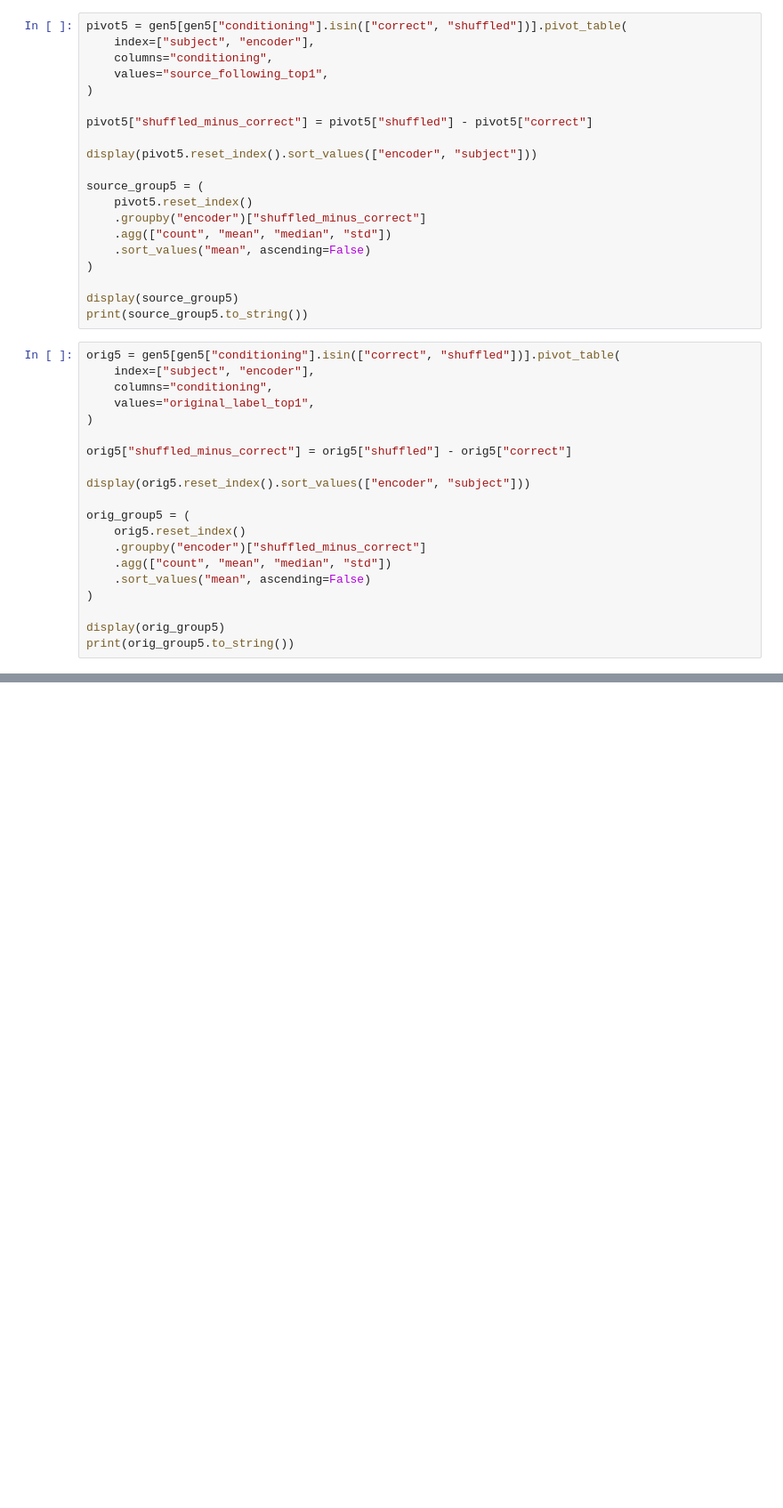
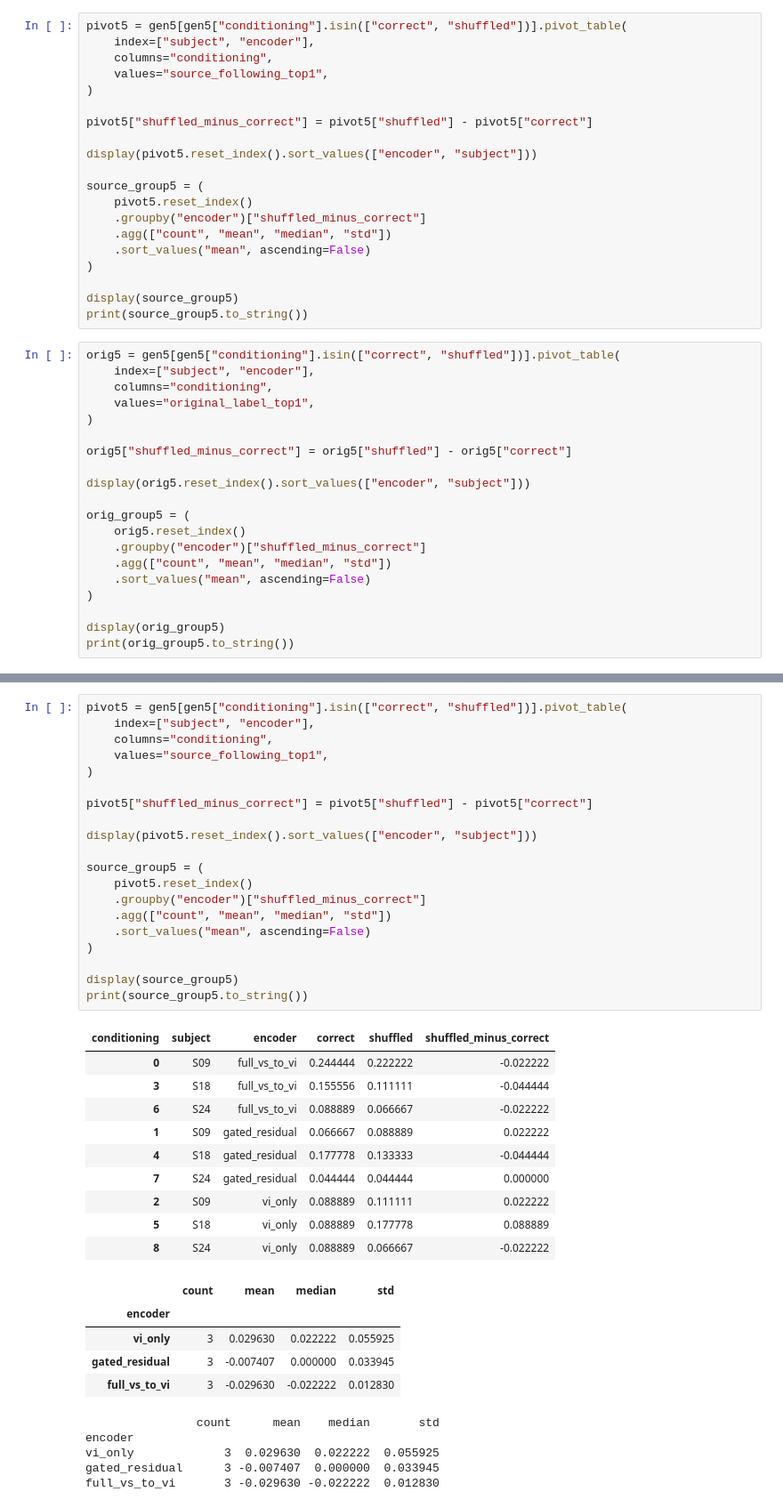
Before and after one commit to heegyukim4043/test_diffusion_EEG_visualstim_image, a Jupyter notebook: colab_next_priority_runs.ipynb, the cells around one changed output, grey strips where cells are left out. Shown at 89% size. Saved outputs shown, nothing was run; the diff lists cells and outputs as text; blank space fills up the shorter version.

```diff
--- a/colab_next_priority_runs.ipynb
+++ b/colab_next_priority_runs.ipynb
@@ -1629,0 +1798,41 @@ print(orig_group5.to_string())
+# %%
+pivot5 = gen5[gen5["conditioning"].isin(["correct", "shuffled"])].pivot_table(
+    index=["subject", "encoder"],
+    columns="conditioning",
+    values="source_following_top1",
+)
+
+pivot5["shuffled_minus_correct"] = pivot5["shuffled"] - pivot5["correct"]
+
+display(pivot5.reset_index().sort_values(["encoder", "subject"]))
+
+source_group5 = (
+    pivot5.reset_index()
+    .groupby("encoder")["shuffled_minus_correct"]
+    .agg(["count", "mean", "median", "std"])
+    .sort_values("mean", ascending=False)
+)
+
+display(source_group5)
+print(source_group5.to_string())
+# %% [output]
+| conditioning | subject | encoder | correct | shuffled | shuffled_minus_correct |
+| 0 | S09 | full_vs_to_vi | 0.244444 | 0.222222 | -0.022222 |
+| 3 | S18 | full_vs_to_vi | 0.155556 | 0.111111 | -0.044444 |
+| 6 | S24 | full_vs_to_vi | 0.088889 | 0.066667 | -0.022222 |
+| 1 | S09 | gated_residual | 0.066667 | 0.088889 | 0.022222 |
+| 4 | S18 | gated_residual | 0.177778 | 0.133333 | -0.044444 |
+| 7 | S24 | gated_residual | 0.044444 | 0.044444 | 0.000000 |
+| 2 | S09 | vi_only | 0.088889 | 0.111111 | 0.022222 |
+| 5 | S18 | vi_only | 0.088889 | 0.177778 | 0.088889 |
+| 8 | S24 | vi_only | 0.088889 | 0.066667 | -0.022222 |
+|  | count | mean | median | std |
+| encoder |  |  |  |  |
+| vi_only | 3 | 0.029630 | 0.022222 | 0.055925 |
+| gated_residual | 3 | -0.007407 | 0.000000 | 0.033945 |
+| full_vs_to_vi | 3 | -0.029630 | -0.022222 | 0.012830 |
+                count      mean    median       std
+encoder
+vi_only             3  0.029630  0.022222  0.055925
+gated_residual      3 -0.007407  0.000000  0.033945
+full_vs_to_vi       3 -0.029630 -0.022222  0.012830
```
Also changed, not shown: parts of 13 cells of this notebook.
